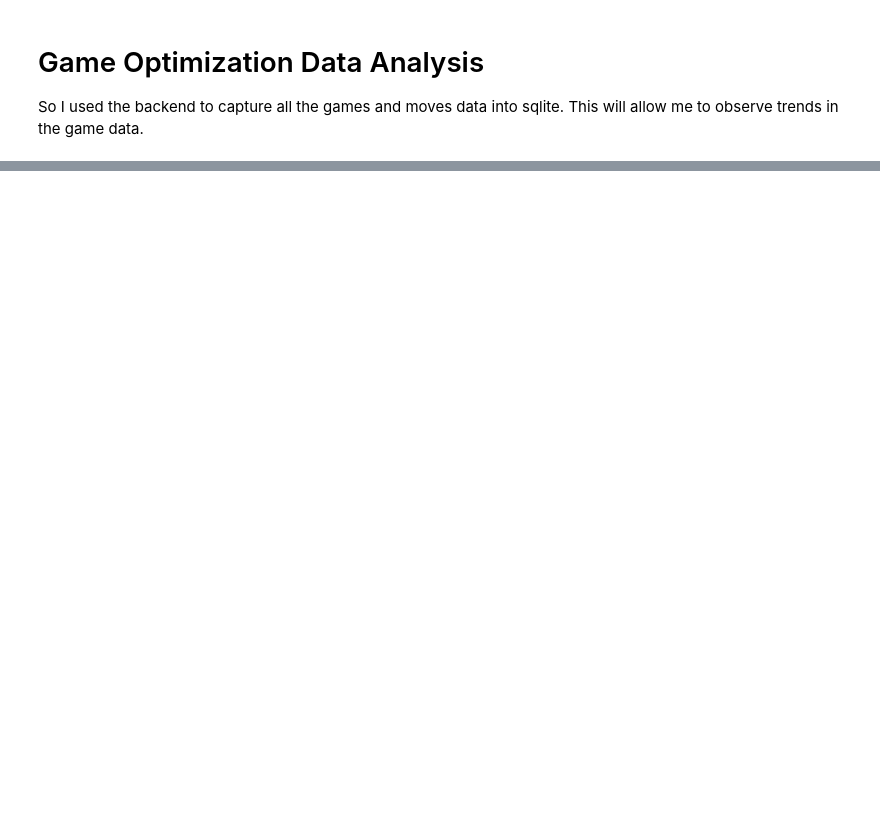
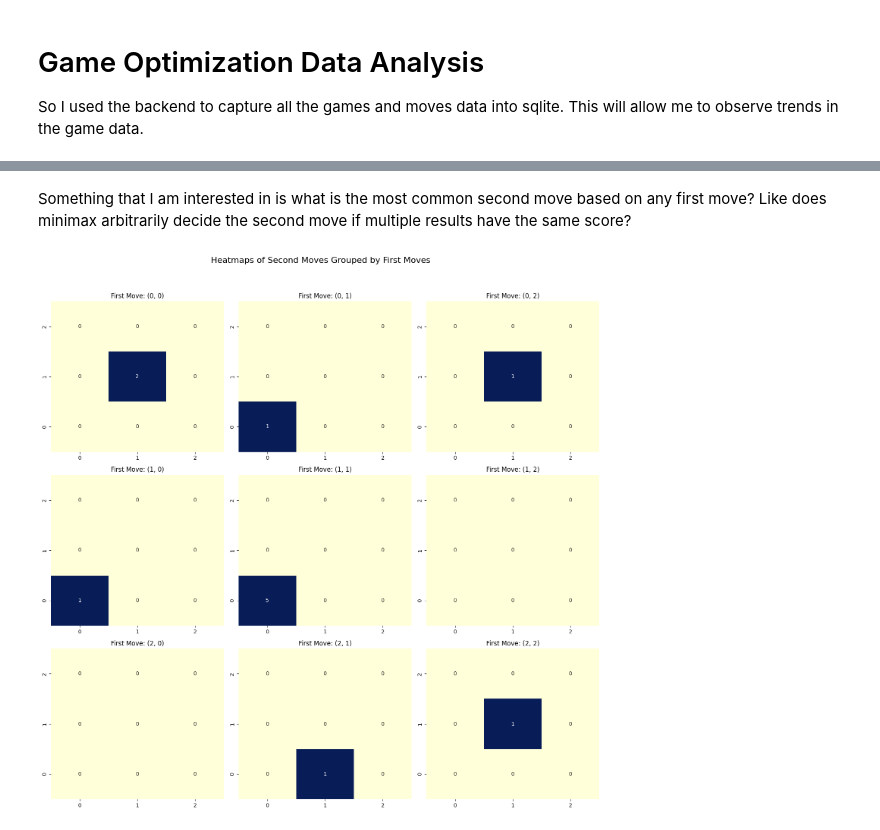
Before and after one commit to slidwell44/PdcaFinalProj, a Jupyter notebook: game_optimization_project.ipynb, the cells around one changed output, grey strips where cells are left out. Cells and saved outputs as stored; diff of their text form; code cells hidden in the pictures; blank space fills up the shorter version.

Commit message:
Updated with graphical heatmaps detailing second move grouped by first move

```diff
--- a/game_optimization_project.ipynb
+++ b/game_optimization_project.ipynb
@@ -156,0 +164,55 @@ shape: (23, 9)
+# %% [markdown]
+Something that I am interested in is what is the most common second move based on any first move? Like does minimax arbitrarily decide the second move if multiple results have the same score?
+# %%
+import matplotlib.pyplot as plt
+import seaborn as sns
+import numpy as np
+
+first_moves = result_df.groupby("id").agg(
+    row_first=("row", "first"),
+    col_first=("col", "first")
+).reset_index()
+
+second_moves = (
+    result_df
+    .groupby("id")
+    .nth(1)  # nth(1) gives the second row in each group
+    .reset_index()
+    .rename(columns={"row": "row_second", "col": "col_second"})
+)
+
+merged_moves = pd.merge(first_moves, second_moves[["id", "row_second", "col_second"]], on="id", how="inner")
+
+fig, axes = plt.subplots(3, 3, figsize=(15, 15))
+fig.suptitle("Heatmaps of Second Moves Grouped by First Moves", fontsize=16)
+
+for row in range(3):
+    for col in range(3):
+        filtered_moves = merged_moves[(merged_moves["row_first"] == row) & (merged_moves["col_first"] == col)]
+
+        heatmap_data = np.zeros((3, 3), dtype=int)
+        for _, move in filtered_moves.iterrows():
+            r2 = move["row_second"]
+            c2 = move["col_second"]
+            if pd.notnull(r2) and pd.notnull(c2):
+                heatmap_data[int(r2), int(c2)] += 1
+
+        # noinspection PyTypeChecker
+        sns.heatmap(
+            heatmap_data,
+            annot=True,
+            fmt="d",
+            cmap="YlGnBu",
+            ax=axes[row, col],
+            cbar=False,
+            xticklabels=[0, 1, 2],
+            yticklabels=[0, 1, 2]
+        )
+        axes[row, col].set_title(f"First Move: ({row}, {col})")
+        axes[row, col].invert_yaxis()
+
+# noinspection PyTypeChecker
+plt.tight_layout(rect=[0, 0, 1, 0.95])
+plt.show()
+# %% [output]
+[figure, added]
```
Also changed, not shown: parts of 10 cells of this notebook, 4 other files.
